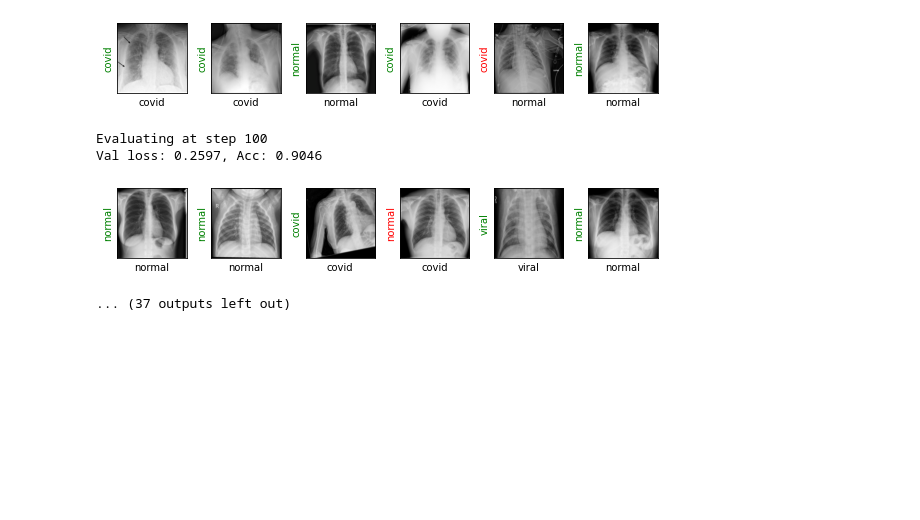
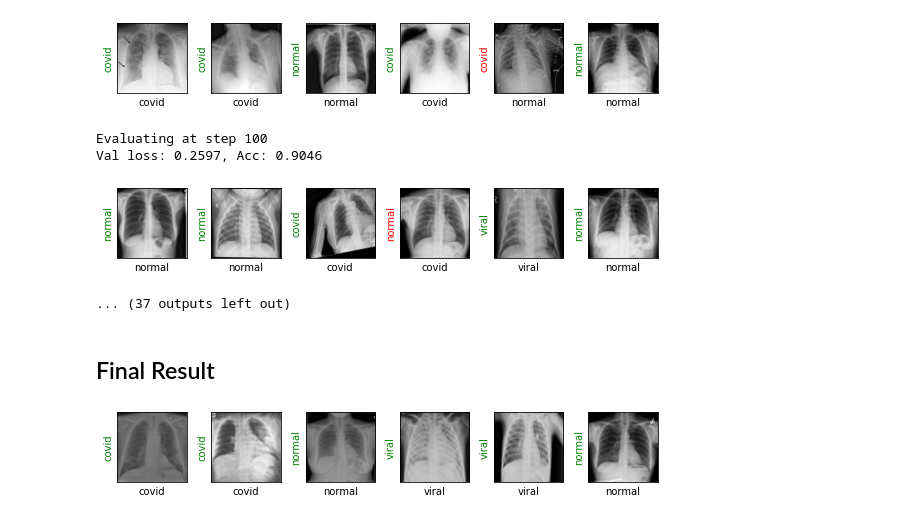
Before and after one commit to trminhnam/pytorch-for-covid19-detection-with-chest-xray-images, a Jupyter notebook: notebook.ipynb, the cells around one changed output. Cells and saved outputs as stored; diff of their text form; code cells hidden in the pictures; blank space fills up the shorter version.

```diff
--- a/notebook.ipynb
+++ b/notebook.ipynb
@@ -288,3 +288,9 @@ Evaluating at step 100
 Val loss: 0.2597, Acc: 0.9046
 [figure]
 ... (37 outputs left out)
+# %% [markdown]
+## Final Result
+# %%
+show_preds()
+# %% [output]
+[figure, added]
```
Also changed, not shown: parts of 2 cells of this notebook.
